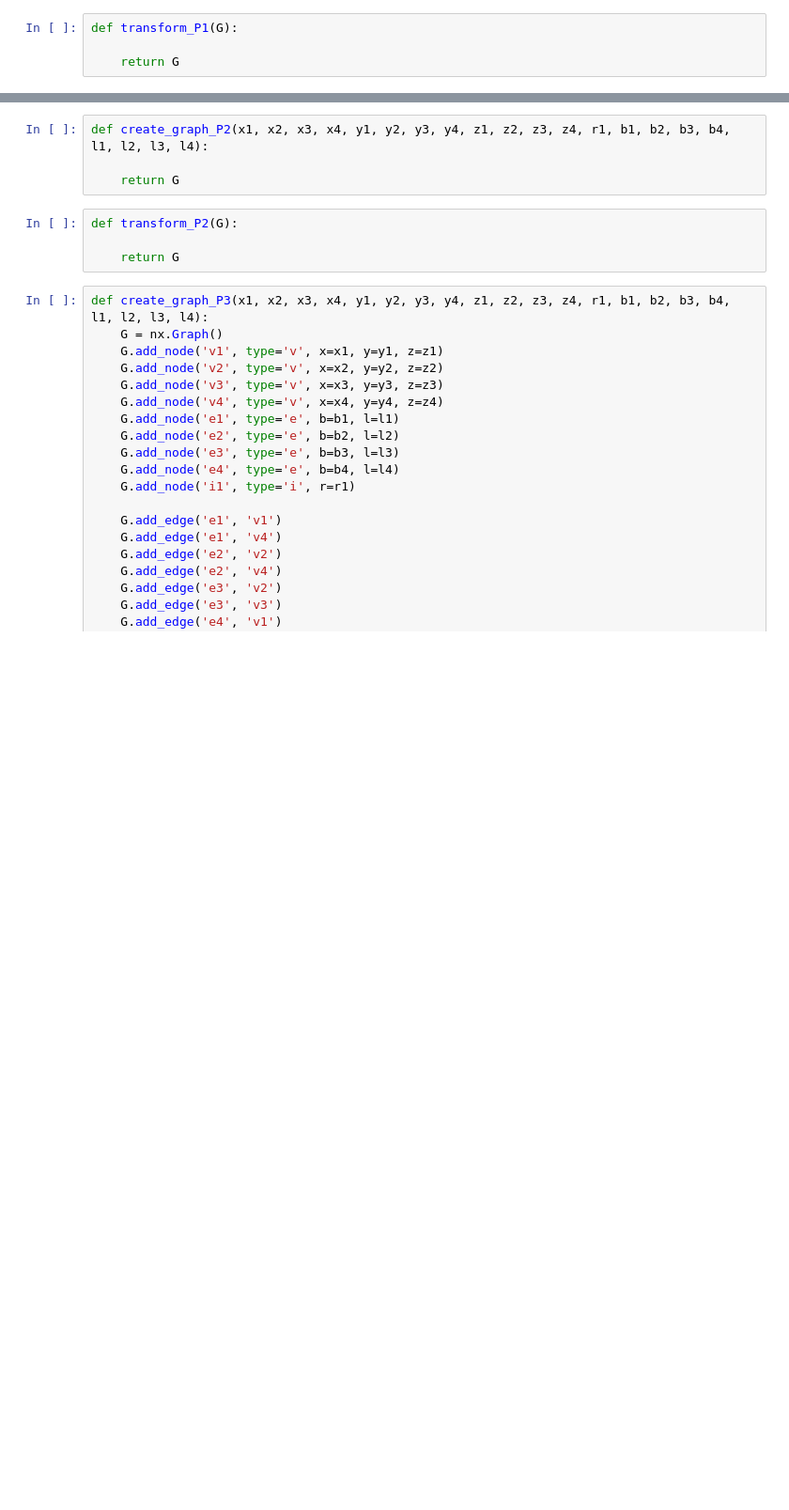
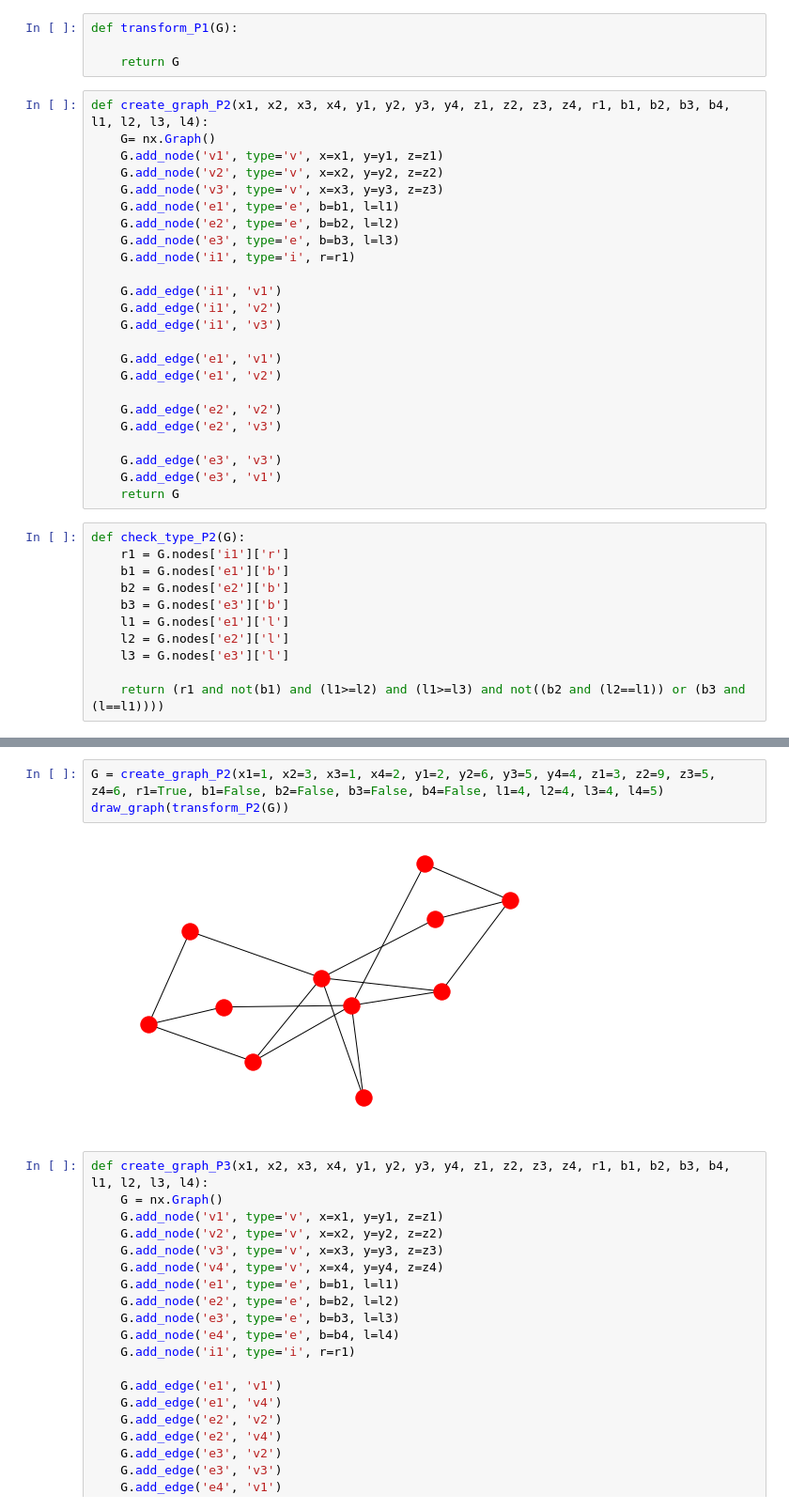
Before and after one commit to aleqsio/Terrain, a Jupyter notebook: Graph_task_transformation.ipynb, the cells around one changed output, grey strips where cells are left out. Shown at 94% size. Saved outputs shown, nothing was run; the diff lists cells and outputs as text; blank space fills up the shorter version.

Commit message:
P2 transform implemented

```diff
--- a/Graph_task_transformation.ipynb
+++ b/Graph_task_transformation.ipynb
@@ -23,3 +23,38 @@ def create_graph_P1(x1, x2, x3, x4, y1, y2, y3, y4, z1, z2, z3, z4, r1, b1, b2,
 def transform_P1(G):
 
     return G
+# %%
+def create_graph_P2(x1, x2, x3, x4, y1, y2, y3, y4, z1, z2, z3, z4, r1, b1, b2, b3, b4, l1, l2, l3, l4):
+    G= nx.Graph()
+    G.add_node('v1', type='v', x=x1, y=y1, z=z1)
+    G.add_node('v2', type='v', x=x2, y=y2, z=z2)
+    G.add_node('v3', type='v', x=x3, y=y3, z=z3)
+    G.add_node('e1', type='e', b=b1, l=l1)
+    G.add_node('e2', type='e', b=b2, l=l2)
+    G.add_node('e3', type='e', b=b3, l=l3)
+    G.add_node('i1', type='i', r=r1)
+
+    G.add_edge('i1', 'v1')
+    G.add_edge('i1', 'v2')
+    G.add_edge('i1', 'v3')
+
+    G.add_edge('e1', 'v1')
+    G.add_edge('e1', 'v2')
+
+    G.add_edge('e2', 'v2')
+    G.add_edge('e2', 'v3')
+
+    G.add_edge('e3', 'v3')
+    G.add_edge('e3', 'v1')
+    return G
+# %%
+def check_type_P2(G):
+    r1 = G.nodes['i1']['r']
+    b1 = G.nodes['e1']['b']
+    b2 = G.nodes['e2']['b']
+    b3 = G.nodes['e3']['b']
+    l1 = G.nodes['e1']['l']
+    l2 = G.nodes['e2']['l']
+    l3 = G.nodes['e3']['l']
+
+    return (r1 and not(b1) and (l1>=l2) and (l1>=l3) and not((b2 and (l2==l1)) or (b3 and (l==l1))))
@@ -26,11 +128,8 @@ def transform_P1(G):
 # %%
-def create_graph_P2(x1, x2, x3, x4, y1, y2, y3, y4, z1, z2, z3, z4, r1, b1, b2, b3, b4, l1, l2, l3, l4):
-
-    return G
+G = create_graph_P2(x1=1, x2=3, x3=1, x4=2, y1=2, y2=6, y3=5, y4=4, z1=3, z2=9, z3=5, z4=6, r1=True, b1=False, b2=False, b3=False, b4=False, l1=4, l2=4, l3=4, l4=5)
+draw_graph(transform_P2(G))
+# %% [output]
+[figure, added]
-# %%
-def transform_P2(G):
-
-    return G
 # %%
 def create_graph_P3(x1, x2, x3, x4, y1, y2, y3, y4, z1, z2, z3, z4, r1, b1, b2, b3, b4, l1, l2, l3, l4):
     G = nx.Graph()
```
Also changed, not shown: parts of 1 cell of this notebook.
